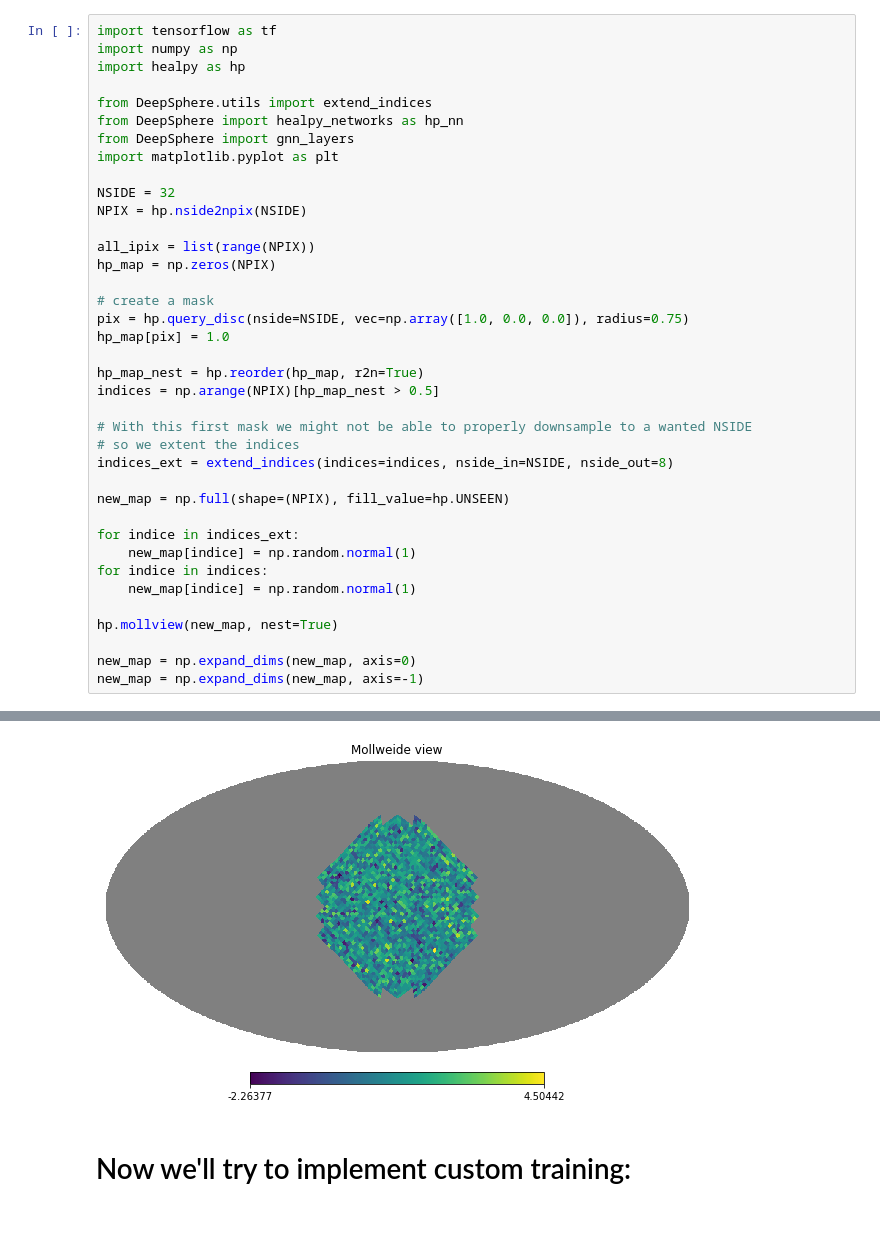
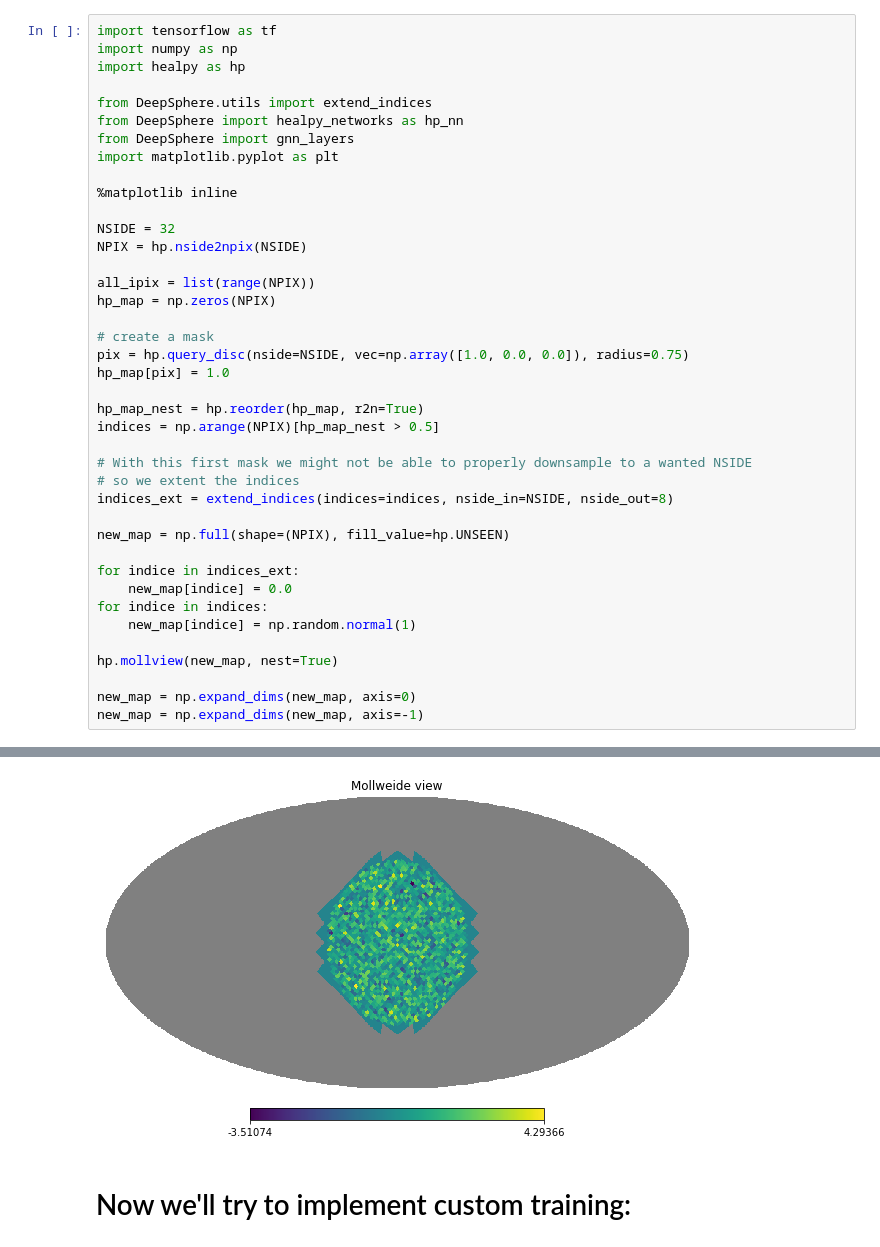
Before and after one commit to BeSuter/bsuter_masterproject, a Jupyter notebook: RandomSphereRegression.ipynb, the cells around one changed output, grey strips where cells are left out. Cells and saved outputs as stored; diff of their text form.

```diff
--- a/RandomSphereRegression.ipynb
+++ b/RandomSphereRegression.ipynb
@@ -7,6 +7,8 @@ from DeepSphere.utils import extend_indices
 from DeepSphere import healpy_networks as hp_nn
 from DeepSphere import gnn_layers
 import matplotlib.pyplot as plt
+
+%matplotlib inline
 
 NSIDE = 32
 NPIX = hp.nside2npix(NSIDE)
@@ -28,7 +30,7 @@ indices_ext = extend_indices(indices=indices, nside_in=NSIDE, nside_out=8)
 new_map = np.full(shape=(NPIX), fill_value=hp.UNSEEN)
 
 for indice in indices_ext:
-    new_map[indice] = np.random.normal(1)
+    new_map[indice] = 0.0
 for indice in indices:
     new_map[indice] = np.random.normal(1)
 
@@ -40,4 +46,4 @@ new_map = np.expand_dims(new_map, axis=-1)
-[figure, old version]
+[figure, new version]
 # %% [markdown]
 # Now we'll try to implement custom training:
 # %%
```
Also changed, not shown: parts of 6 cells of this notebook.
